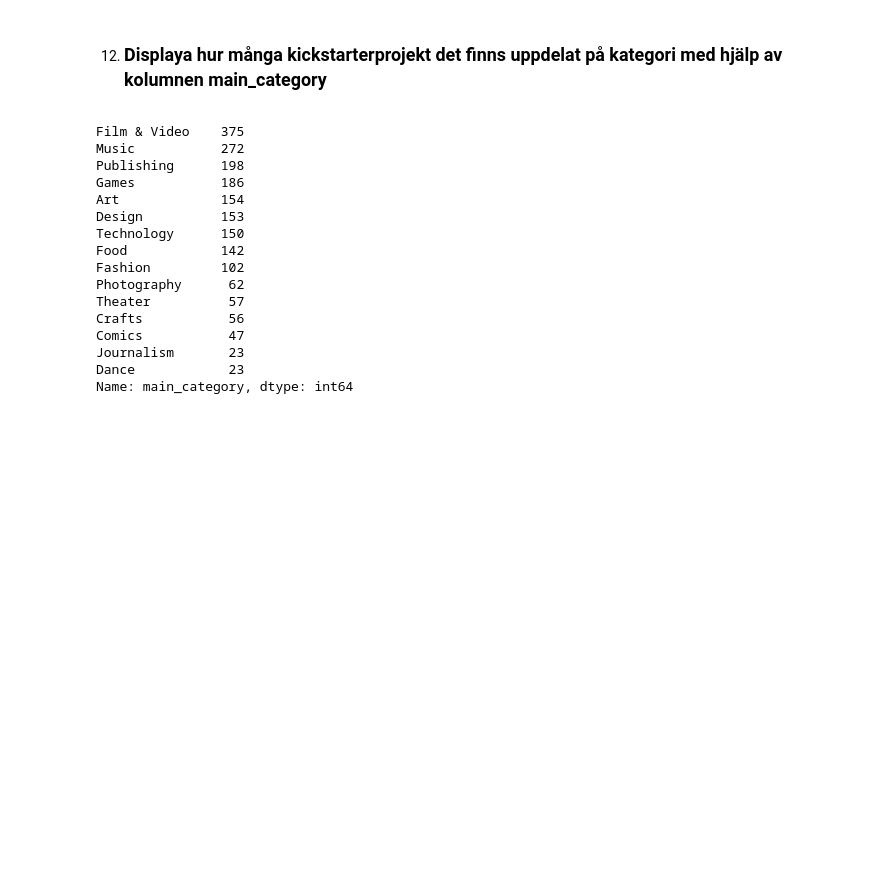
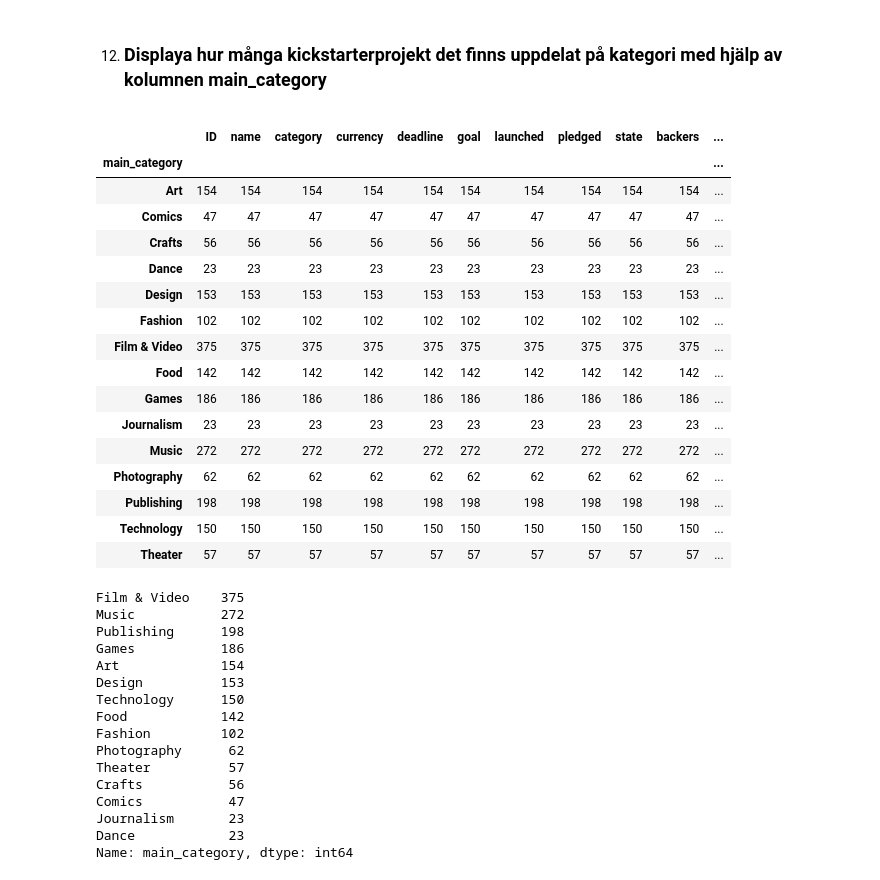
Before and after one commit to Lucas-Blomhall/Python-steam, a Jupyter notebook: main.ipynb, the cells around one changed output. Cells and saved outputs as stored; diff of their text form; code cells hidden in the pictures; blank space fills up the shorter version.

```diff
--- a/main.ipynb
+++ b/main.ipynb
@@ -199,0 +442,18 @@ Hint: Du kommer behöva "cleana" "pledged usd" så att du kan utföra matematisk
+# %%
+# Du ska **INTE** göra så här: ks[ks["pledged"] == np.NaN] - du kan ju testa, det kommer inte att fungera!
+
+df = pd.read_csv("kickstarter.csv")
+df.loc[df['pledged'] == 0.0, 'pledged'] = np.nan
+df.set_index("pledged").loc[np.nan]
+
+df
+
+
+# check_nan = df["pledged"].isnull().values.any()
+# print(check_nan)
+
+# df.loc["pledged"].loc[np.NaN]
+
+# saved = df.set_index("pledged").loc[0.0].replace(0, np.nan)
+# print(saved)
+# print(saved.loc["pledged"].loc[np.nan])
@@ -200,5 +488,25 @@ Hint: Du kommer behöva "cleana" "pledged usd" så att du kan utföra matematisk
 # %% [markdown]
 12. ### Displaya hur många kickstarterprojekt det finns uppdelat på kategori med hjälp av kolumnen main_category
+# %%
+df.groupby(['main_category']).count()
+# %% [output]
+|  | ID | name | category | currency | deadline | goal | launched | pledged | state | backers | ... |
+| main_category |  |  |  |  |  |  |  |  |  |  | ... |
+| Art | 154 | 154 | 154 | 154 | 154 | 154 | 154 | 154 | 154 | 154 | ... |
+| Comics | 47 | 47 | 47 | 47 | 47 | 47 | 47 | 47 | 47 | 47 | ... |
+| Crafts | 56 | 56 | 56 | 56 | 56 | 56 | 56 | 56 | 56 | 56 | ... |
+| Dance | 23 | 23 | 23 | 23 | 23 | 23 | 23 | 23 | 23 | 23 | ... |
+| Design | 153 | 153 | 153 | 153 | 153 | 153 | 153 | 153 | 153 | 153 | ... |
+| Fashion | 102 | 102 | 102 | 102 | 102 | 102 | 102 | 102 | 102 | 102 | ... |
+| Film & Video | 375 | 375 | 375 | 375 | 375 | 375 | 375 | 375 | 375 | 375 | ... |
+| Food | 142 | 142 | 142 | 142 | 142 | 142 | 142 | 142 | 142 | 142 | ... |
+| Games | 186 | 186 | 186 | 186 | 186 | 186 | 186 | 186 | 186 | 186 | ... |
+| Journalism | 23 | 23 | 23 | 23 | 23 | 23 | 23 | 23 | 23 | 23 | ... |
+| Music | 272 | 272 | 272 | 272 | 272 | 272 | 272 | 272 | 272 | 272 | ... |
+| Photography | 62 | 62 | 62 | 62 | 62 | 62 | 62 | 62 | 62 | 62 | ... |
+| Publishing | 198 | 198 | 198 | 198 | 198 | 198 | 198 | 198 | 198 | 198 | ... |
+| Technology | 150 | 150 | 150 | 150 | 150 | 150 | 150 | 150 | 150 | 150 | ... |
+| Theater | 57 | 57 | 57 | 57 | 57 | 57 | 57 | 57 | 57 | 57 | ... |
 # %%
 # Ta ej bort denna cell
 # %% [output]
```
Also changed, not shown: parts of 23 cells of this notebook, 29 other files.
